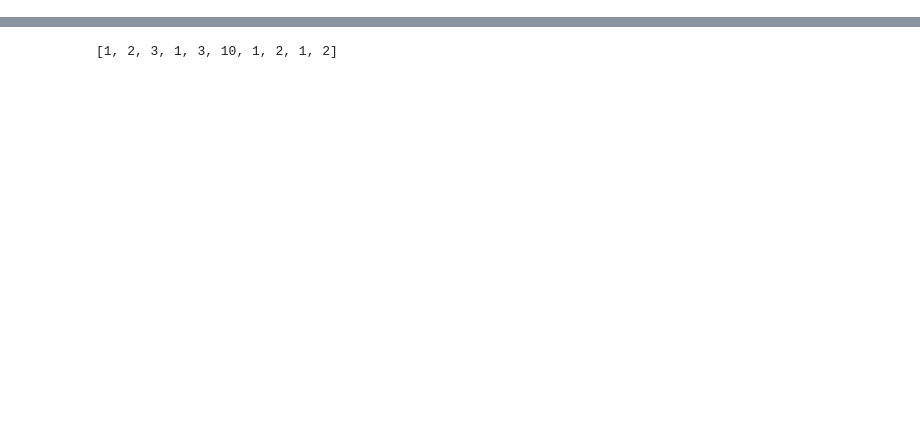
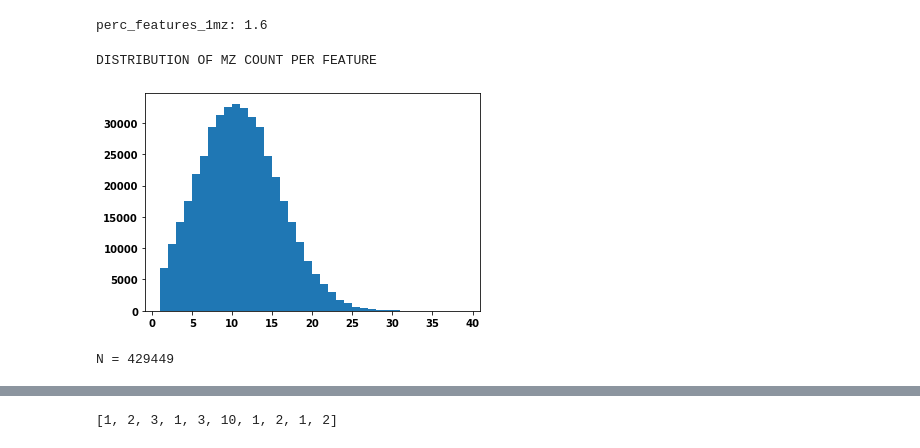
Before and after one commit to irahorecka/roest-ms, a Jupyter notebook: analyze-sig-peak-dia.ipynb, the cells around one changed output, grey strips where cells are left out. Cells and saved outputs as stored; diff of their text form; code cells hidden in the pictures; blank space fills up the shorter version.

```diff
--- a/analyze-sig-peak-dia.ipynb
+++ b/analyze-sig-peak-dia.ipynb
@@ -29,0 +53,15 @@ test.head(10)
+# %%
+# Get percentage of features with 1MZ
+perc_features_1mz = agg_1_168_exp[agg_1_168_exp["MZ_COUNT"] == 1].shape[0] / agg_1_168_exp.shape[0]
+print('perc_features_1mz:', round(perc_features_1mz * 100, 2))
+# %% [output]
+perc_features_1mz: 1.6
+# %%
+print('DISTRIBUTION OF MZ COUNT PER FEATURE')
+plt.hist(agg_1_168_exp["MZ_COUNT"], bins=len(set(agg_1_168_exp["MZ_COUNT"])) + 1)
+plt.show()
+print("N =",len(agg_1_168_exp["MZ_COUNT"]))
+# %% [output]
+DISTRIBUTION OF MZ COUNT PER FEATURE
+[figure, added]
+N = 429449
```
Also changed, not shown: parts of 23 cells of this notebook.
